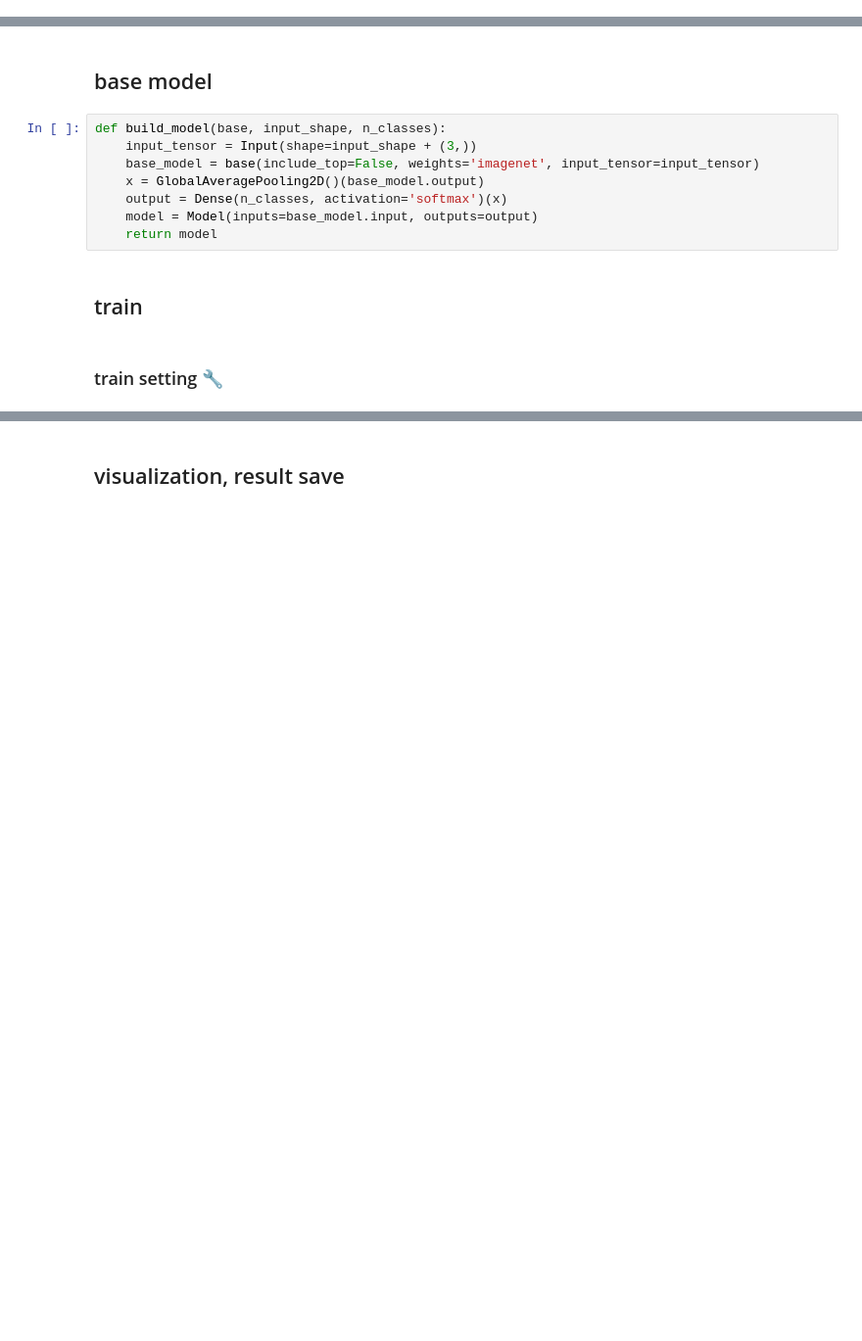
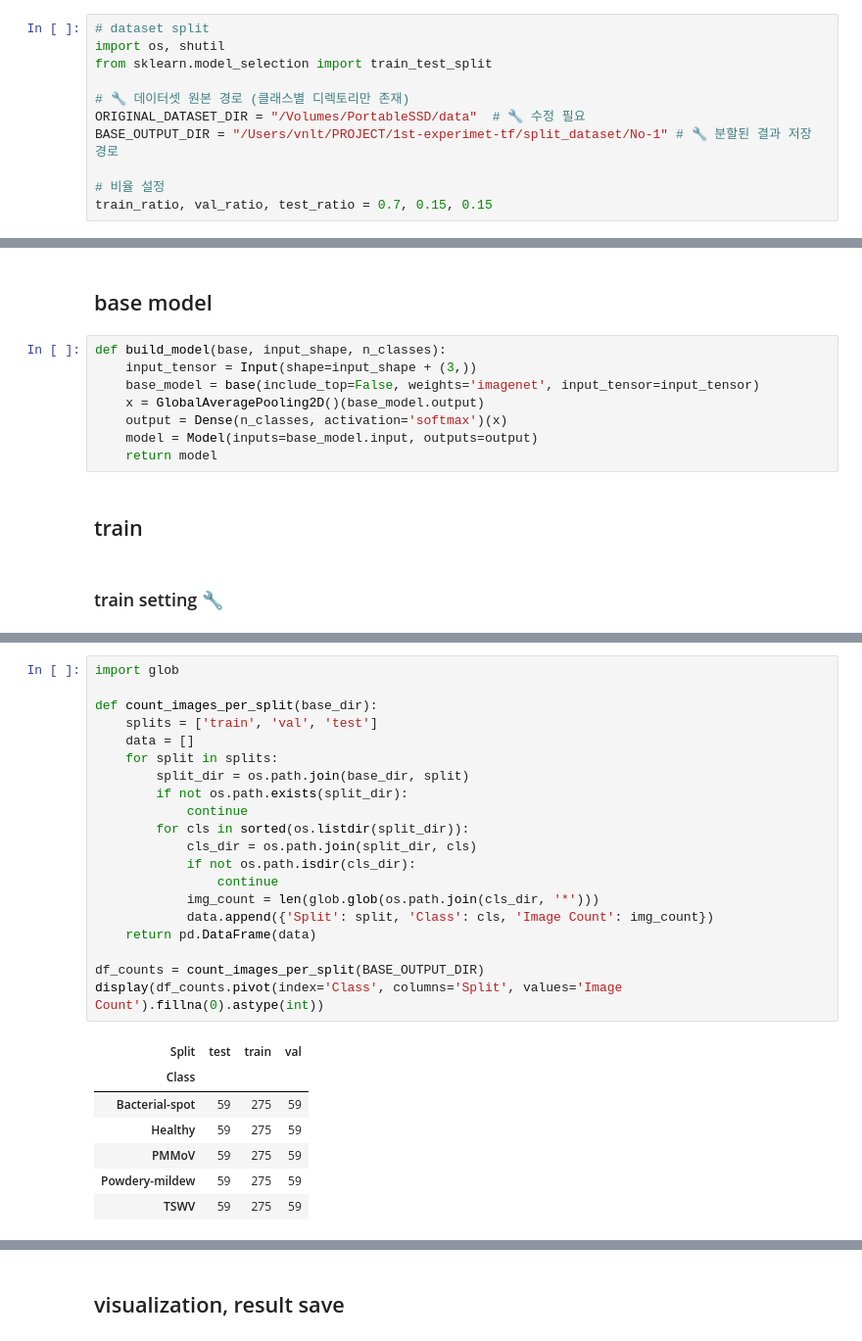
Before and after one commit to vnltbb/model-comparison, a Jupyter notebook: model-train.ipynb, the cells around one changed output, grey strips where cells are left out. Shown at 98% size. Cells and saved outputs as stored; diff of their text form; blank space fills up the shorter version.

```diff
--- a/model-train.ipynb
+++ b/model-train.ipynb
@@ -54,0 +48,11 @@ print("✅ 데이터셋 분할 완료. 경로:", BASE_OUTPUT_DIR)
+# %%
+# dataset split
+import os, shutil
+from sklearn.model_selection import train_test_split
+
+# 🔧 데이터셋 원본 경로 (클래스별 디렉토리만 존재)
+ORIGINAL_DATASET_DIR = "/Volumes/PortableSSD/data"  # 🔧 수정 필요
+BASE_OUTPUT_DIR = "/Users/vnlt/PROJECT/1st-experimet-tf/split_dataset/No-1" # 🔧 분할된 결과 저장 경로
+
+# 비율 설정
+train_ratio, val_ratio, test_ratio = 0.7, 0.15, 0.15
@@ -130,0 +228,28 @@ base_models = {
+# %%
+import glob
+
+def count_images_per_split(base_dir):
+    splits = ['train', 'val', 'test']
+    data = []
+    for split in splits:
+        split_dir = os.path.join(base_dir, split)
+        if not os.path.exists(split_dir):
+            continue
+        for cls in sorted(os.listdir(split_dir)):
+            cls_dir = os.path.join(split_dir, cls)
+            if not os.path.isdir(cls_dir):
+                continue
+            img_count = len(glob.glob(os.path.join(cls_dir, '*')))
+            data.append({'Split': split, 'Class': cls, 'Image Count': img_count})
+    return pd.DataFrame(data)
+
+df_counts = count_images_per_split(BASE_OUTPUT_DIR)
+display(df_counts.pivot(index='Class', columns='Split', values='Image Count').fillna(0).astype(int))
+# %% [output]
+| Split | test | train | val |
+| Class |  |  |  |
+| Bacterial-spot | 59 | 275 | 59 |
+| Healthy | 59 | 275 | 59 |
+| PMMoV | 59 | 275 | 59 |
+| Powdery-mildew | 59 | 275 | 59 |
+| TSWV | 59 | 275 | 59 |
```
Also changed, not shown: parts of 21 cells of this notebook, 1 other file.
